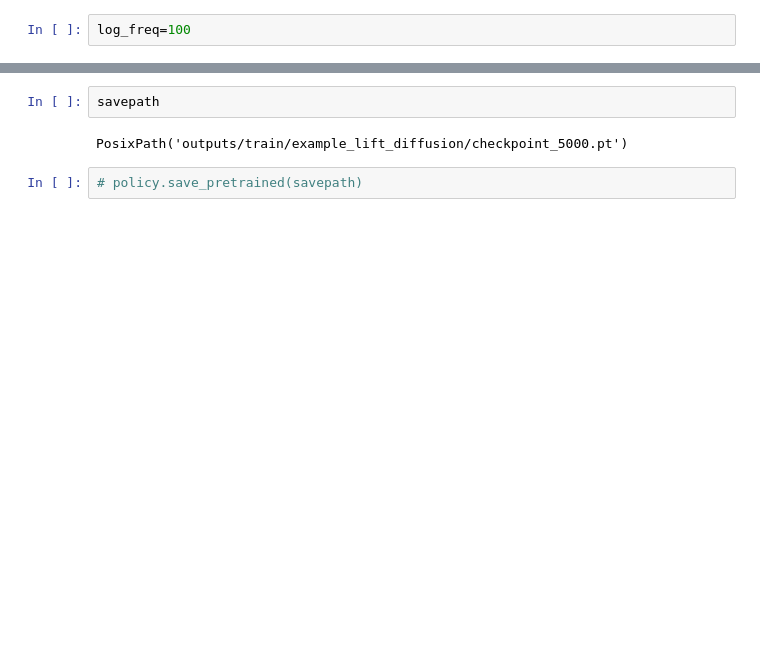
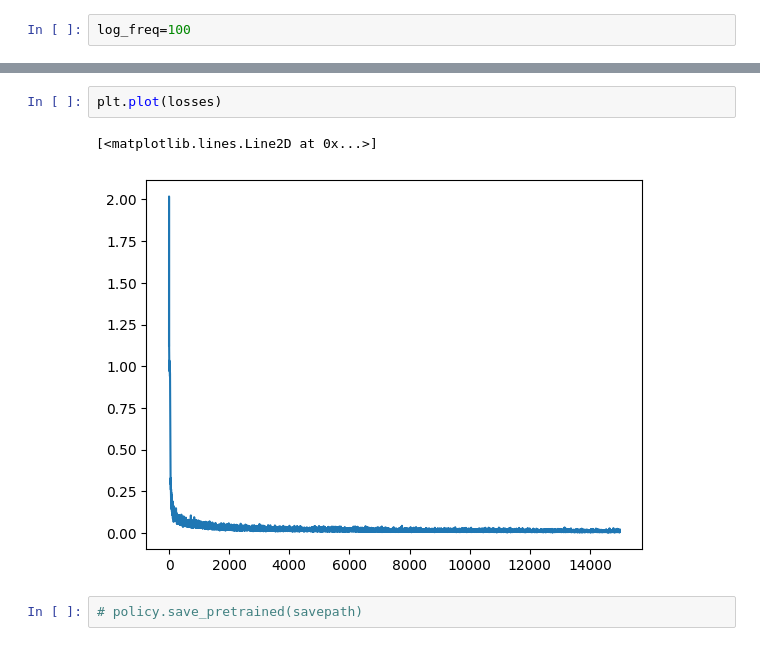
Before and after one commit to nsojib/lerobot, a Jupyter notebook: examples/3_train_lift.ipynb, the cells around one changed output, grey strips where cells are left out. Drawn from its saved outputs; the diff is of its cells as text; blank space fills up the shorter version.

```diff
--- a/examples/3_train_lift.ipynb
+++ b/examples/3_train_lift.ipynb
@@ -190,6 +213,7 @@ step: 4900/5000 loss: 0.021
-# %%
-savepath
-# %% [output]
-PosixPath('outputs/train/example_lift_diffusion/checkpoint_5000.pt')
+# %%
+plt.plot(losses)
+# %% [output]
+[<matplotlib.lines.Line2D at 0x...>]
+[figure, added]
 # %%
 # policy.save_pretrained(savepath)
```
Also changed, not shown: parts of 36 cells of this notebook, 2 other files.
